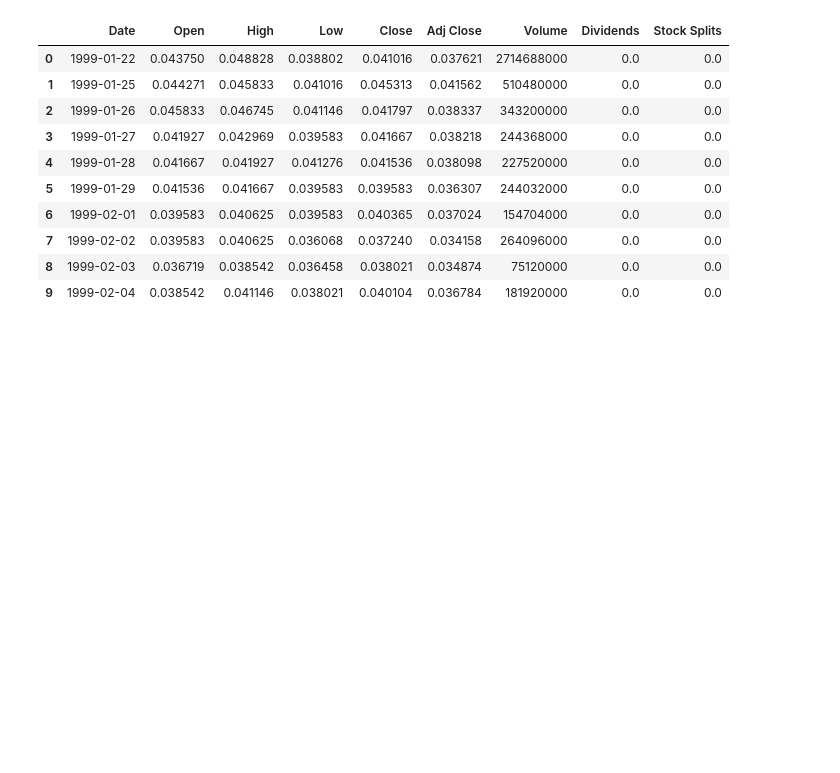
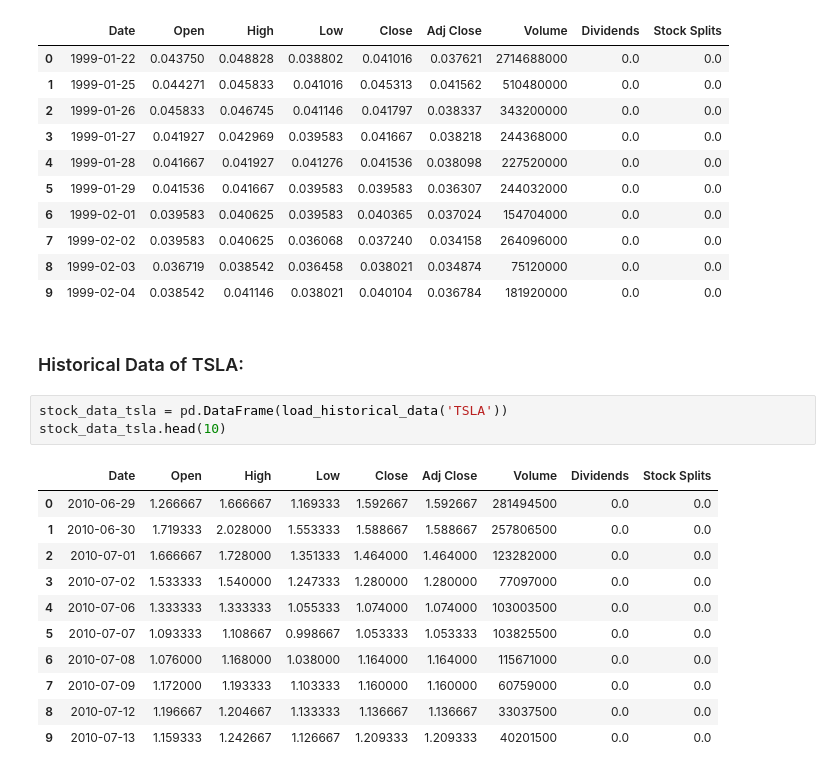
Before and after one commit to Ofgeha-Gelana/SentimentStockPredictor, a Jupyter notebook: notebooks/quantitative analyses.ipynb, the cells around one changed output. Drawn from its saved outputs; the diff is of its cells as text; blank space fills up the shorter version.

Commit message:
added historical data

```diff
--- a/notebooks/quantitative analyses.ipynb
+++ b/notebooks/quantitative analyses.ipynb
@@ -116,3 +116,20 @@ stock_data_nvda.head(10)
 | 7 | 1999-02-02 | 0.039583 | 0.040625 | 0.036068 | 0.037240 | 0.034158 | 264096000 | 0.0 | 0.0 |
 | 8 | 1999-02-03 | 0.036719 | 0.038542 | 0.036458 | 0.038021 | 0.034874 | 75120000 | 0.0 | 0.0 |
 | 9 | 1999-02-04 | 0.038542 | 0.041146 | 0.038021 | 0.040104 | 0.036784 | 181920000 | 0.0 | 0.0 |
+# %% [markdown]
+### Historical Data of TSLA:
+# %%
+stock_data_tsla = pd.DataFrame(load_historical_data('TSLA'))
+stock_data_tsla.head(10)
+# %% [output]
+|  | Date | Open | High | Low | Close | Adj Close | Volume | Dividends | Stock Splits |
+| 0 | 2010-06-29 | 1.266667 | 1.666667 | 1.169333 | 1.592667 | 1.592667 | 281494500 | 0.0 | 0.0 |
+| 1 | 2010-06-30 | 1.719333 | 2.028000 | 1.553333 | 1.588667 | 1.588667 | 257806500 | 0.0 | 0.0 |
+| 2 | 2010-07-01 | 1.666667 | 1.728000 | 1.351333 | 1.464000 | 1.464000 | 123282000 | 0.0 | 0.0 |
+| 3 | 2010-07-02 | 1.533333 | 1.540000 | 1.247333 | 1.280000 | 1.280000 | 77097000 | 0.0 | 0.0 |
+| 4 | 2010-07-06 | 1.333333 | 1.333333 | 1.055333 | 1.074000 | 1.074000 | 103003500 | 0.0 | 0.0 |
+| 5 | 2010-07-07 | 1.093333 | 1.108667 | 0.998667 | 1.053333 | 1.053333 | 103825500 | 0.0 | 0.0 |
+| 6 | 2010-07-08 | 1.076000 | 1.168000 | 1.038000 | 1.164000 | 1.164000 | 115671000 | 0.0 | 0.0 |
+| 7 | 2010-07-09 | 1.172000 | 1.193333 | 1.103333 | 1.160000 | 1.160000 | 60759000 | 0.0 | 0.0 |
+| 8 | 2010-07-12 | 1.196667 | 1.204667 | 1.133333 | 1.136667 | 1.136667 | 33037500 | 0.0 | 0.0 |
+| 9 | 2010-07-13 | 1.159333 | 1.242667 | 1.126667 | 1.209333 | 1.209333 | 40201500 | 0.0 | 0.0 |
```
